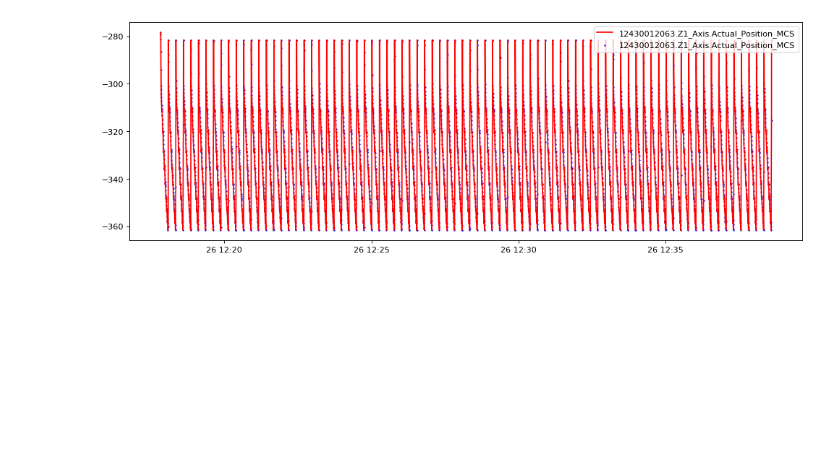
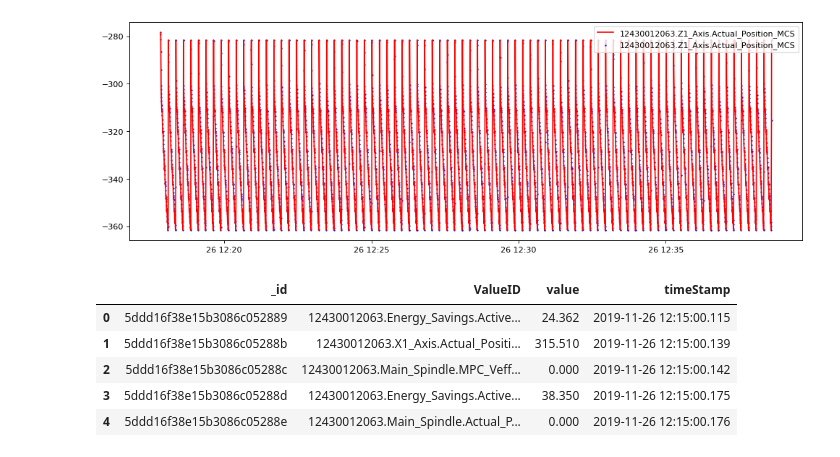
Before and after one commit to Xavubil/master_project_machine_learning, a Jupyter notebook: data_exploration/01-file_parsing.ipynb, the cells around one changed output. Saved outputs shown, nothing was run; the diff lists cells and outputs as text; code cells hidden in the pictures; blank space fills up the shorter version.

```diff
--- a/data_exploration/01-file_parsing.ipynb
+++ b/data_exploration/01-file_parsing.ipynb
@@ -436,3 +441,12 @@ Before:
 After:
 2019-11-26 12:17:50     -       2019-11-26 12:38:36
 [figure]
+# %%
+df.head()
+# %% [output]
+|  | _id | ValueID | value | timeStamp |
+| 0 | 5ddd16f38e15b3086c052889 | 12430012063.Energy_Savings.Active... | 24.362 | 2019-11-26 12:15:00.115 |
+| 1 | 5ddd16f38e15b3086c05288b | 12430012063.X1_Axis.Actual_Positi... | 315.510 | 2019-11-26 12:15:00.139 |
+| 2 | 5ddd16f38e15b3086c05288c | 12430012063.Main_Spindle.MPC_Veff... | 0.000 | 2019-11-26 12:15:00.142 |
+| 3 | 5ddd16f38e15b3086c05288d | 12430012063.Energy_Savings.Active... | 38.350 | 2019-11-26 12:15:00.175 |
+| 4 | 5ddd16f38e15b3086c05288e | 12430012063.Main_Spindle.Actual_P... | 0.000 | 2019-11-26 12:15:00.176 |
```
Also changed, not shown: parts of 12 cells of this notebook, 3 other files.
